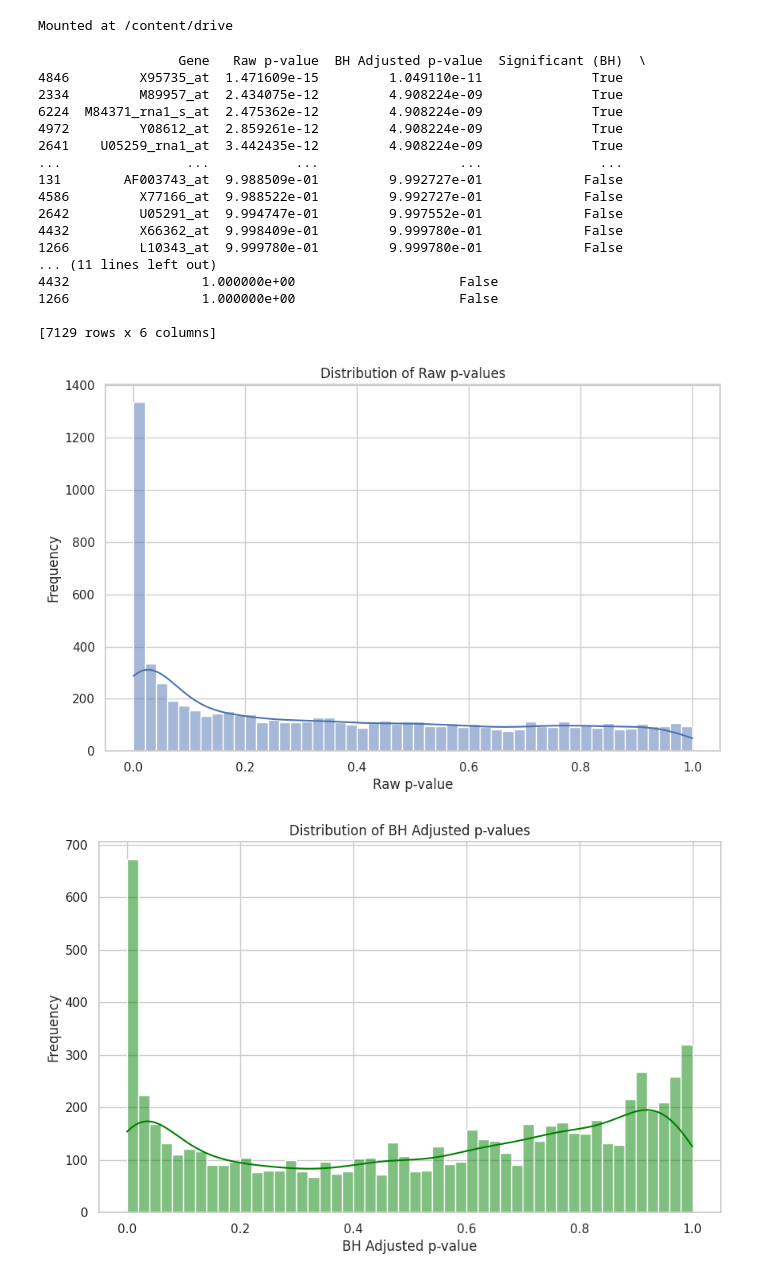
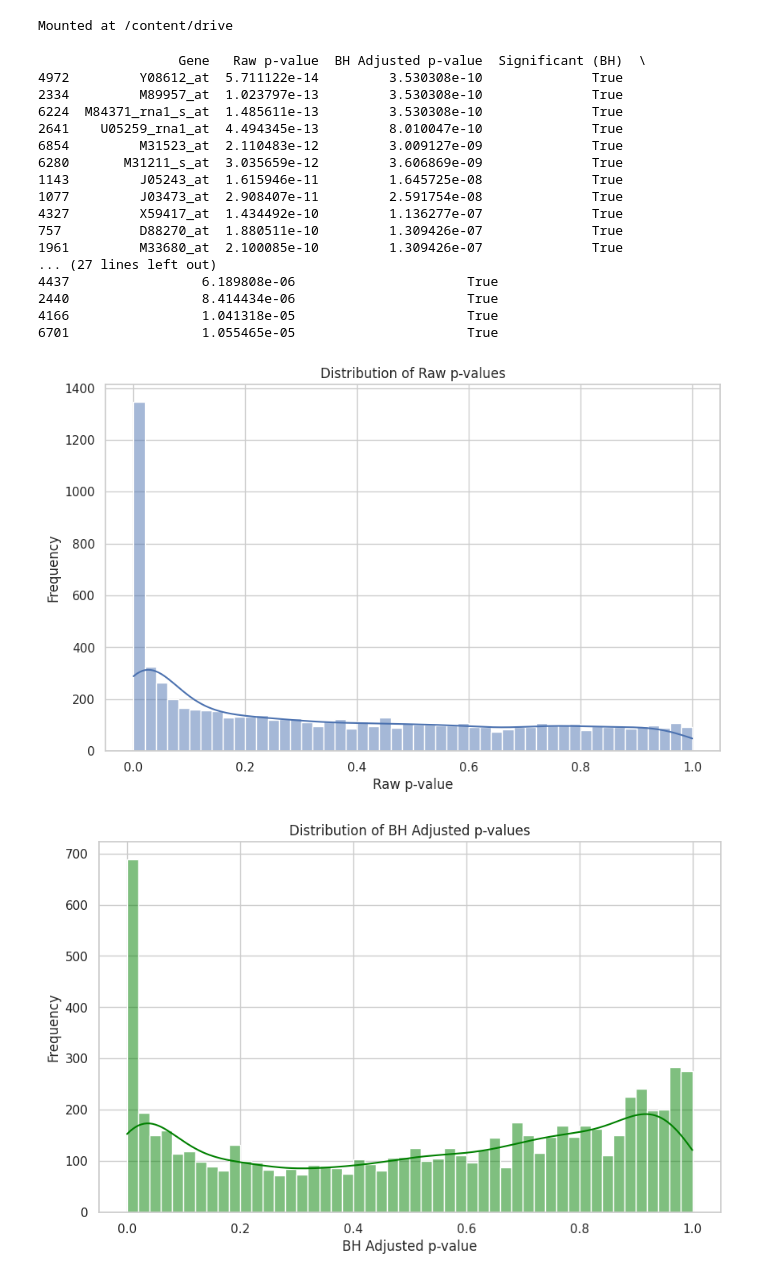
Before and after one commit to Collin2210/Benjamini-Hochberg-Procedure, a Jupyter notebook: Benjamini_Hochberg.ipynb, the cells around one changed output. Drawn from its saved outputs; the diff is of its cells as text; code cells hidden in the pictures.

```diff
--- a/Benjamini_Hochberg.ipynb
+++ b/Benjamini_Hochberg.ipynb
@@ -25,8 +25,11 @@ group1_expr = gene_expression[group_labels == 'allB']
 group2_expr = gene_expression[group_labels == 'aml']
 
 # Calculate p-value
-p_values = np.array([ttest_ind(group1_expr.iloc[:, i], group2_expr.iloc[:, i]).pvalue
-                     for i in range(gene_expression.shape[1])])
+p_values = np.array([
+    ttest_ind(group1_expr.iloc[:, i], group2_expr.iloc[:, i], equal_var=False).pvalue
+    for i in range(gene_expression.shape[1])
+])
+
 
 # BH methods
 reject_bh, pvals_corrected_bh, _, _ = multipletests(p_values, alpha=0.05, method='fdr_bh')
@@ -48,34 +51,34 @@ results_df = pd.DataFrame({
 results_df = results_df.sort_values("Raw p-value")
 
 # save results
-results_df.to_csv('/content/drive/MyDrive/bhmethods/golub_analysis_results.csv', index=False)
+results_df.to_csv('/content/drive/MyDrive/bhmethods/Untitled Folder/golub_analysis_results.csv', index=False)
 
-print(results_df)
+print(results_df.head(20))
 # %% [output]
                   Gene   Raw p-value  BH Adjusted p-value  Significant (BH)  \
-4846         X95735_at  1.471609e-15         1.049110e-11              True
-2334         M89957_at  2.434075e-12         4.908224e-09              True
-6224  M84371_rna1_s_at  2.475362e-12         4.908224e-09              True
-4972         Y08612_at  2.859261e-12         4.908224e-09              True
-2641    U05259_rna1_at  3.442435e-12         4.908224e-09              True
-...                ...           ...                  ...               ...
-131        AF003743_at  9.988509e-01         9.992727e-01             False
-4586         X77166_at  9.988522e-01         9.992727e-01             False
-2642         U05291_at  9.994747e-01         9.997552e-01             False
-4432         X66362_at  9.998409e-01         9.999780e-01             False
-1266         L10343_at  9.999780e-01         9.999780e-01             False
-... (11 lines left out)
-4432                 1.000000e+00                     False
-1266                 1.000000e+00                     False
-
-[7129 rows x 6 columns]
+4972         Y08612_at  5.711122e-14         3.530308e-10              True
+2334         M89957_at  1.023797e-13         3.530308e-10              True
+6224  M84371_rna1_s_at  1.485611e-13         3.530308e-10              True
+2641    U05259_rna1_at  4.494345e-13         8.010047e-10              True
+6854         M31523_at  2.110483e-12         3.009127e-09              True
+6280       M31211_s_at  3.035659e-12         3.606869e-09              True
+1143         J05243_at  1.615946e-11         1.645725e-08              True
+1077         J03473_at  2.908407e-11         2.591754e-08              True
+4327         X59417_at  1.434492e-10         1.136277e-07              True
+757          D88270_at  1.880511e-10         1.309426e-07              True
+1961         M33680_at  2.100085e-10         1.309426e-07              True
+... (27 lines left out)
+4437                 6.189808e-06                      True
+2440                 8.414434e-06                      True
+4166                 1.041318e-05                      True
+6701                 1.055465e-05                      True
 # %%
 import pandas as pd
 import matplotlib.pyplot as plt
 import seaborn as sns
 
 # import results
-results = pd.read_csv('/content/drive/MyDrive/bhmethods/golub_analysis_results.csv')
+results = pd.read_csv('/content/drive/MyDrive/bhmethods/Untitled Folder/golub_analysis_results.csv')
 
 # set style as whitegrid
 sns.set(style="whitegrid")
@@ -89,32 +92,32 @@ plt.ylabel('Frequency')
 plt.show()
 
 # Figure 2：distribution histogram with bh methods
 plt.figure(figsize=(10, 6))
 sns.histplot(results['BH Adjusted p-value'], bins=50, kde=True, color='green')
 plt.title('Distribution of BH Adjusted p-values')
 plt.xlabel('BH Adjusted p-value')
 plt.ylabel('Frequency')
 plt.show()
 
 # Figure 3：Comparison of the number of significant genes
 significance_counts = [
     results['Significant (BH)'].sum(),
     results['Significant (Bonferroni)'].sum()
 ]
 labels = ['Significant (BH)', 'Significant (Bonferroni)']
 
 plt.figure(figsize=(8, 5))
 sns.barplot(
     x=labels,
     y=significance_counts,
     hue=labels,
     palette='muted',
     legend=False
 )
 plt.title('Comparison of Significant Genes (BH vs Bonferroni)')
 plt.ylabel('Number of Significant Genes')
 plt.xlabel('Method')
 plt.show()
 # %% [output]
-[figure, old version]
+[figure, new version]
-[figure, old version]
+[figure, new version]
```
Also changed, not shown: parts of 1 cell of this notebook.
